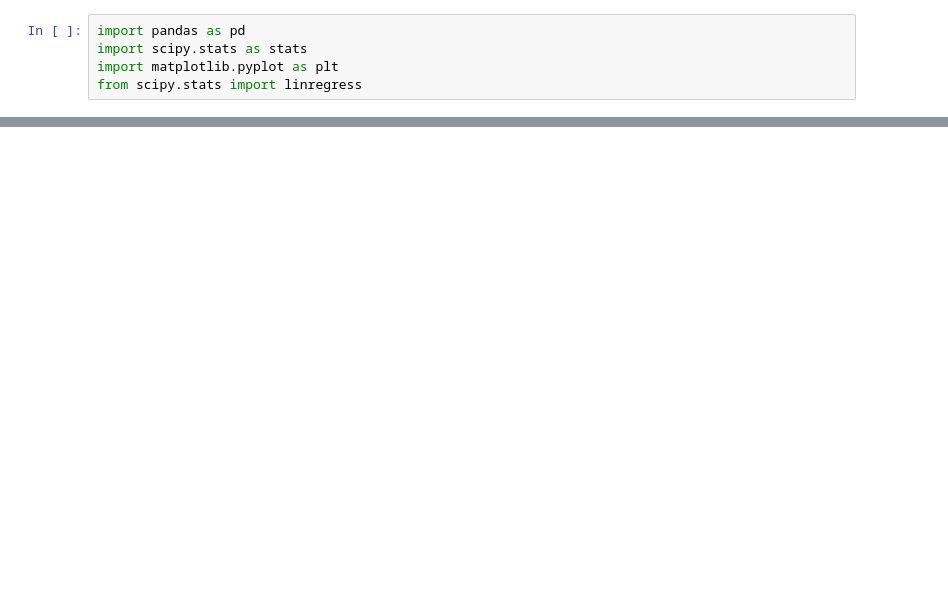
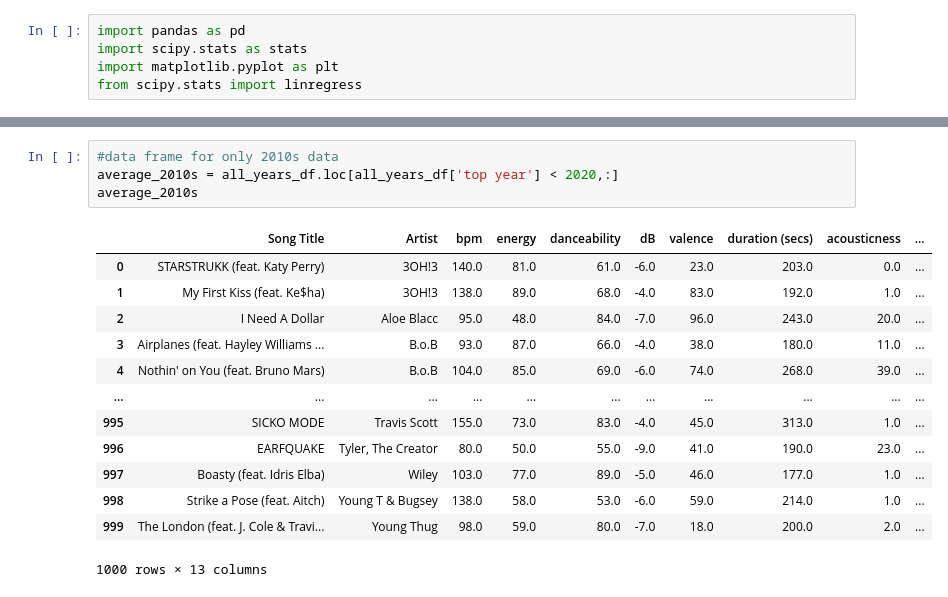
Before and after one commit to codyallison/Spotify-Top-Hits-Data-Analysis, a Jupyter notebook: Data/all_years_playlist_data.ipynb, the cells around one changed output, grey strips where cells are left out. Saved outputs shown, nothing was run; the diff lists cells and outputs as text; blank space fills up the shorter version.

```diff
--- a/Data/all_years_playlist_data.ipynb
+++ b/Data/all_years_playlist_data.ipynb
@@ -288,0 +253,18 @@ plt.show()
+# %%
+#data frame for only 2010s data
+average_2010s = all_years_df.loc[all_years_df['top year'] < 2020,:]
+average_2010s
+# %% [output]
+|  | Song Title | Artist | bpm | energy | danceability | dB | valence | duration (secs) | acousticness | ... |
+| 0 | STARSTRUKK (feat. Katy Perry) | 3OH!3 | 140.0 | 81.0 | 61.0 | -6.0 | 23.0 | 203.0 | 0.0 | ... |
+| 1 | My First Kiss (feat. Ke$ha) | 3OH!3 | 138.0 | 89.0 | 68.0 | -4.0 | 83.0 | 192.0 | 1.0 | ... |
+| 2 | I Need A Dollar | Aloe Blacc | 95.0 | 48.0 | 84.0 | -7.0 | 96.0 | 243.0 | 20.0 | ... |
+| 3 | Airplanes (feat. Hayley Williams ... | B.o.B | 93.0 | 87.0 | 66.0 | -4.0 | 38.0 | 180.0 | 11.0 | ... |
+| 4 | Nothin' on You (feat. Bruno Mars) | B.o.B | 104.0 | 85.0 | 69.0 | -6.0 | 74.0 | 268.0 | 39.0 | ... |
+| ... | ... | ... | ... | ... | ... | ... | ... | ... | ... | ... |
+| 995 | SICKO MODE | Travis Scott | 155.0 | 73.0 | 83.0 | -4.0 | 45.0 | 313.0 | 1.0 | ... |
+| 996 | EARFQUAKE | Tyler, The Creator | 80.0 | 50.0 | 55.0 | -9.0 | 41.0 | 190.0 | 23.0 | ... |
+| 997 | Boasty (feat. Idris Elba) | Wiley | 103.0 | 77.0 | 89.0 | -5.0 | 46.0 | 177.0 | 1.0 | ... |
+| 998 | Strike a Pose (feat. Aitch) | Young T & Bugsey | 138.0 | 58.0 | 53.0 | -6.0 | 59.0 | 214.0 | 1.0 | ... |
+| 999 | The London (feat. J. Cole & Travi... | Young Thug | 98.0 | 59.0 | 80.0 | -7.0 | 18.0 | 200.0 | 2.0 | ... |
+1000 rows × 13 columns
```
Also changed, not shown: parts of 36 cells of this notebook.
